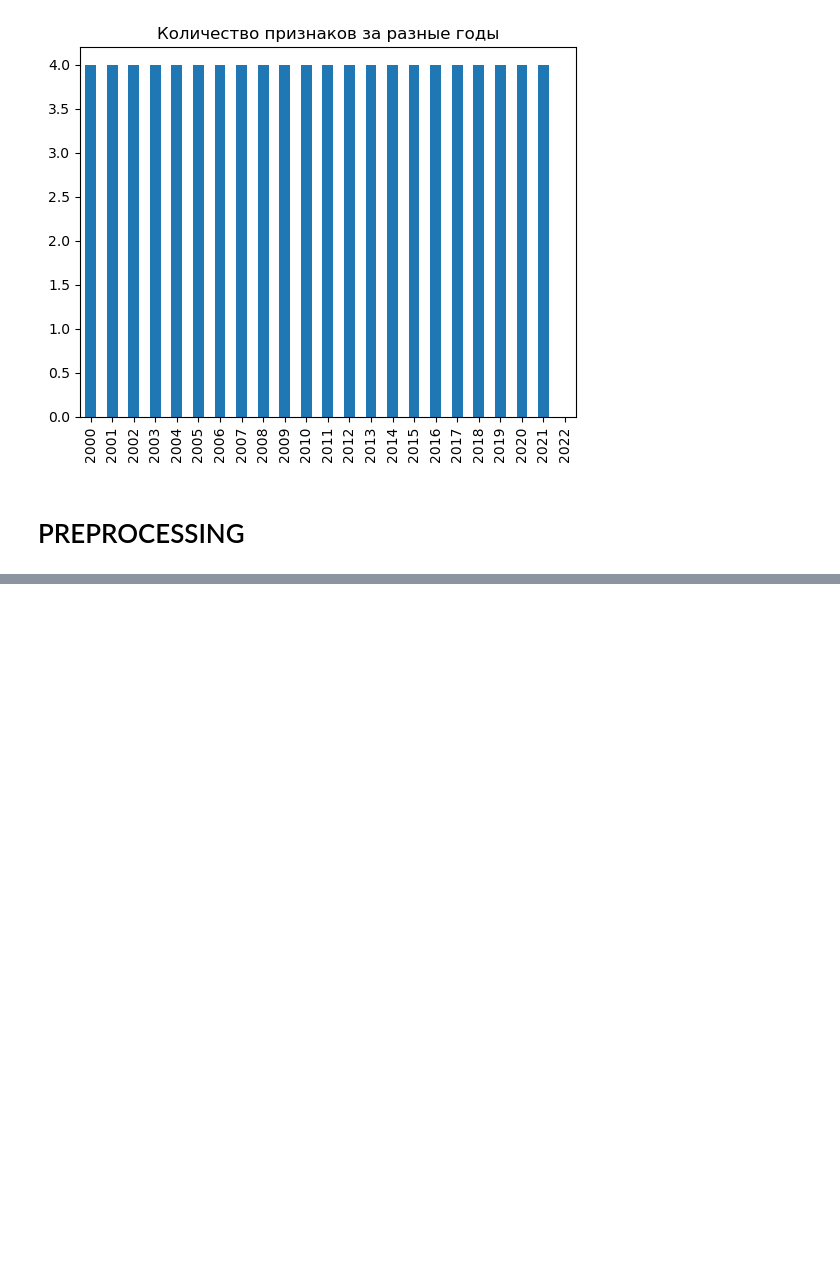
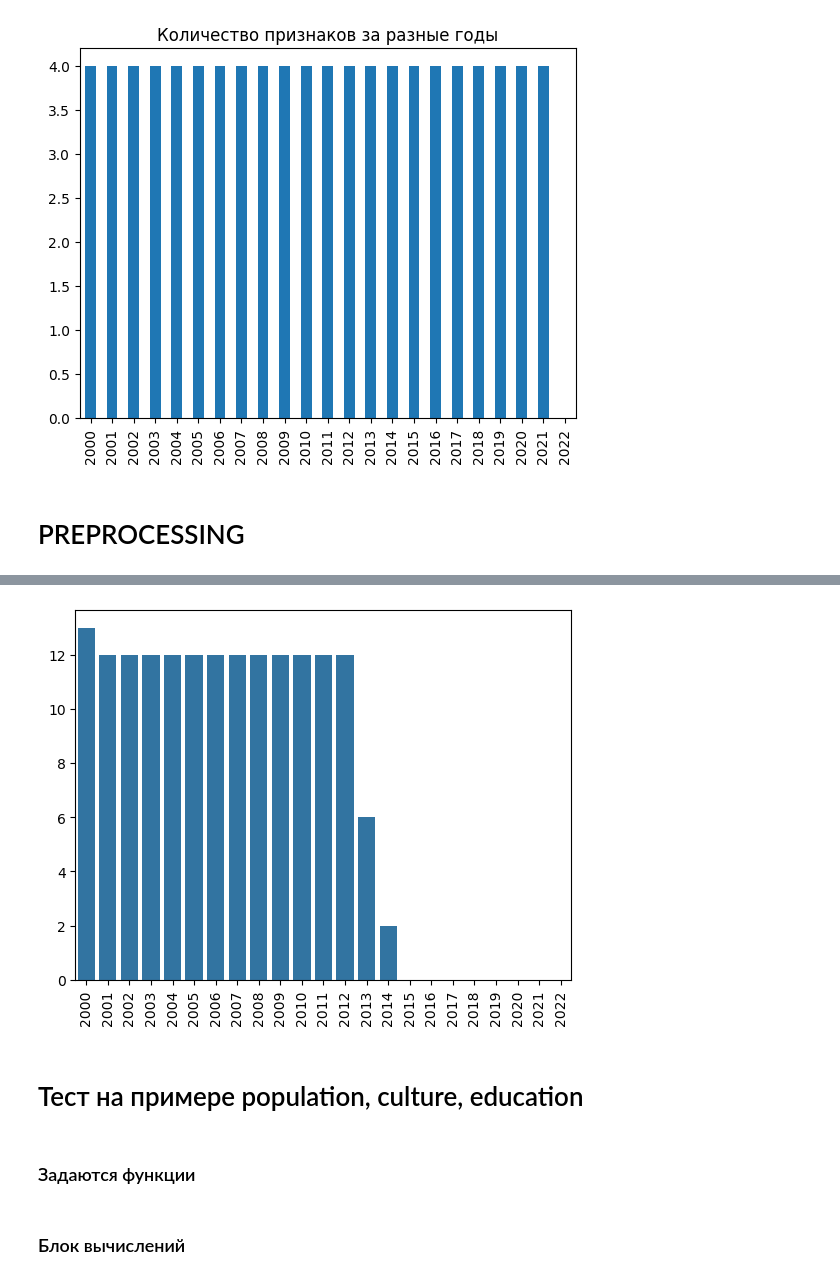
Before and after one commit to KoRoJIeBu4/CBPW, a Jupyter notebook: CBPW_sandbox.ipynb, the cells around one changed output, grey strips where cells are left out. Drawn from its saved outputs; the diff is of its cells as text; code cells hidden in the pictures; blank space fills up the shorter version.

```diff
--- a/CBPW_sandbox.ipynb
+++ b/CBPW_sandbox.ipynb
@@ -1694,3 +1731,17 @@ Text(0.5, 1.0, 'Количество признаков за разные год
 [figure]
 # %% [markdown]
 # PREPROCESSING
+# %%
+my = [
+    Инвестиции,
+    Торговля_и_услуги_населению,
+    Финансы,
+    Цены_и_тарифы
+]
+# %%
+def report_missing_values(subsystem, start_year=2000, end_year=2022):
+    results = {}
+    for year in range(start_year, end_year+1):
+        results[year] = subsystem[year].isnull().sum().sum()
+    sns.barplot(y=results.values(), x=results.keys())
+    plt.xticks(rotation=90)
@@ -1696,0 +1756,6 @@ Text(0.5, 1.0, 'Количество признаков за разные год
+# %%
+report_missing_values(my[0])
+# %% [output]
+[figure, added]
+# %% [markdown]
+# Тест на примере population, culture, education
@@ -1696,0 +1768,2 @@ Text(0.5, 1.0, 'Количество признаков за разные год
+# %% [markdown]
+### Задаются функции
@@ -1696,0 +1981,2 @@ Text(0.5, 1.0, 'Количество признаков за разные год
+# %% [markdown]
+### Блок вычислений
```
Also changed, not shown: parts of 30 cells of this notebook.
